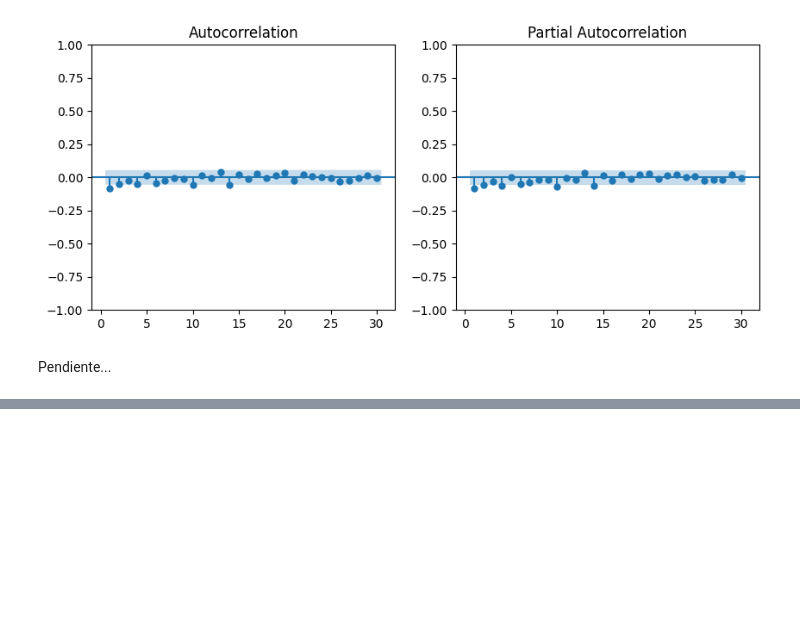
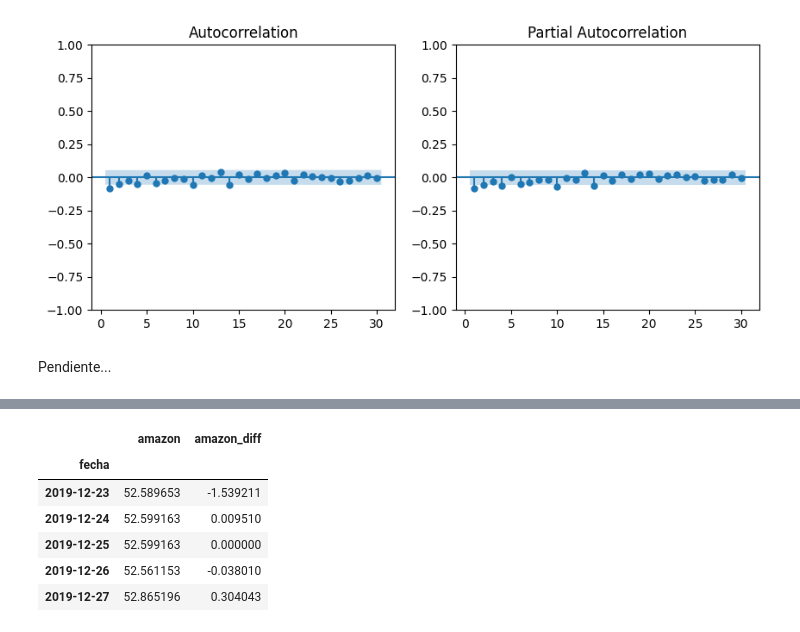
Before and after one commit to deividendos/EstadisticaAplicada_1914352, a Jupyter notebook: Sesión20_G41_19Oct.ipynb, the cells around one changed output, grey strips where cells are left out. Drawn from its saved outputs; the diff is of its cells as text; code cells hidden in the pictures; blank space fills up the shorter version.

```diff
--- a/Sesión20_G41_19Oct.ipynb
+++ b/Sesión20_G41_19Oct.ipynb
@@ -167,0 +305,11 @@ Pendiente...
+# %%
+df_amazon.tail()
+#la ultima fecha es el2019-12-27, a partir de ahí se empieza a pronosticar
+# %% [output]
+|  | amazon | amazon_diff |
+| fecha |  |  |
+| 2019-12-23 | 52.589653 | -1.539211 |
+| 2019-12-24 | 52.599163 | 0.009510 |
+| 2019-12-25 | 52.599163 | 0.000000 |
+| 2019-12-26 | 52.561153 | -0.038010 |
+| 2019-12-27 | 52.865196 | 0.304043 |
```
Also changed, not shown: parts of 11 cells of this notebook.
